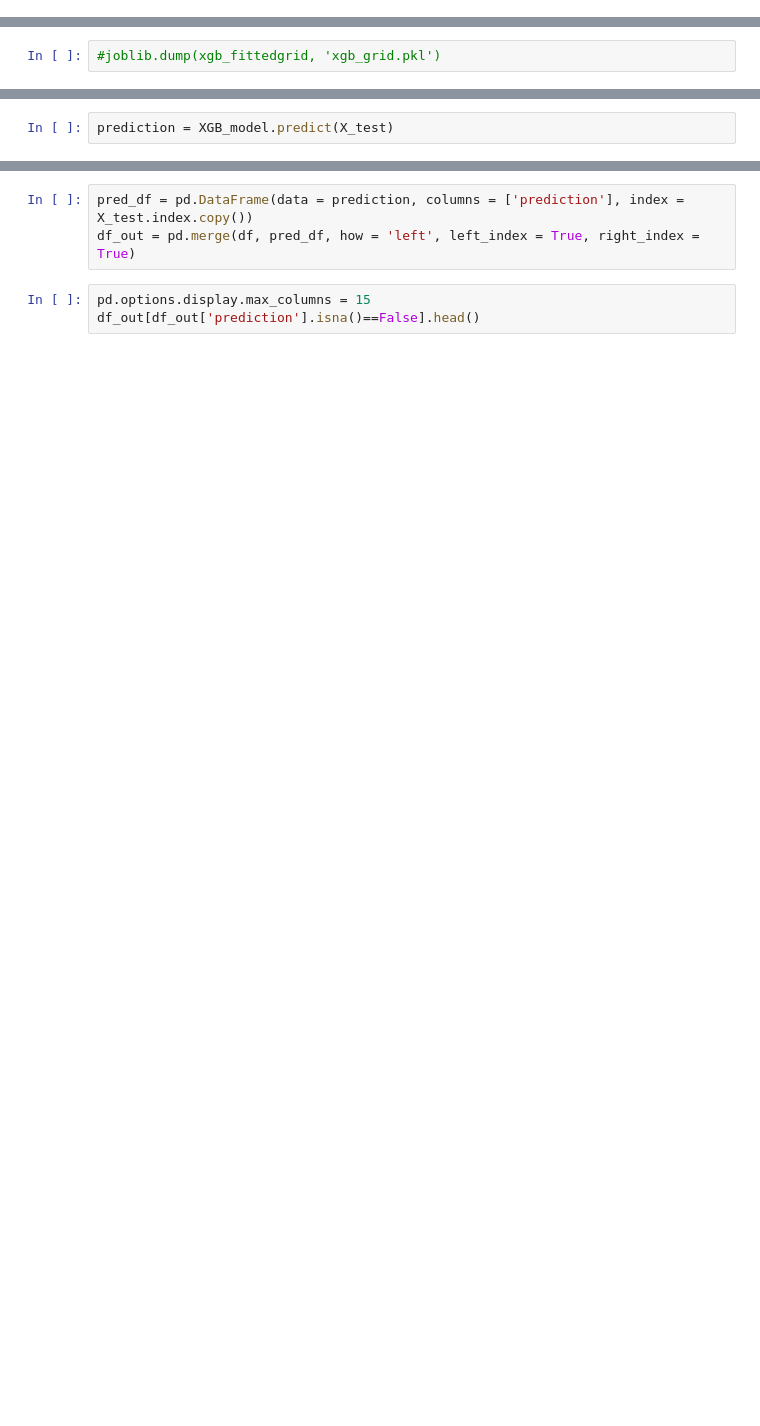
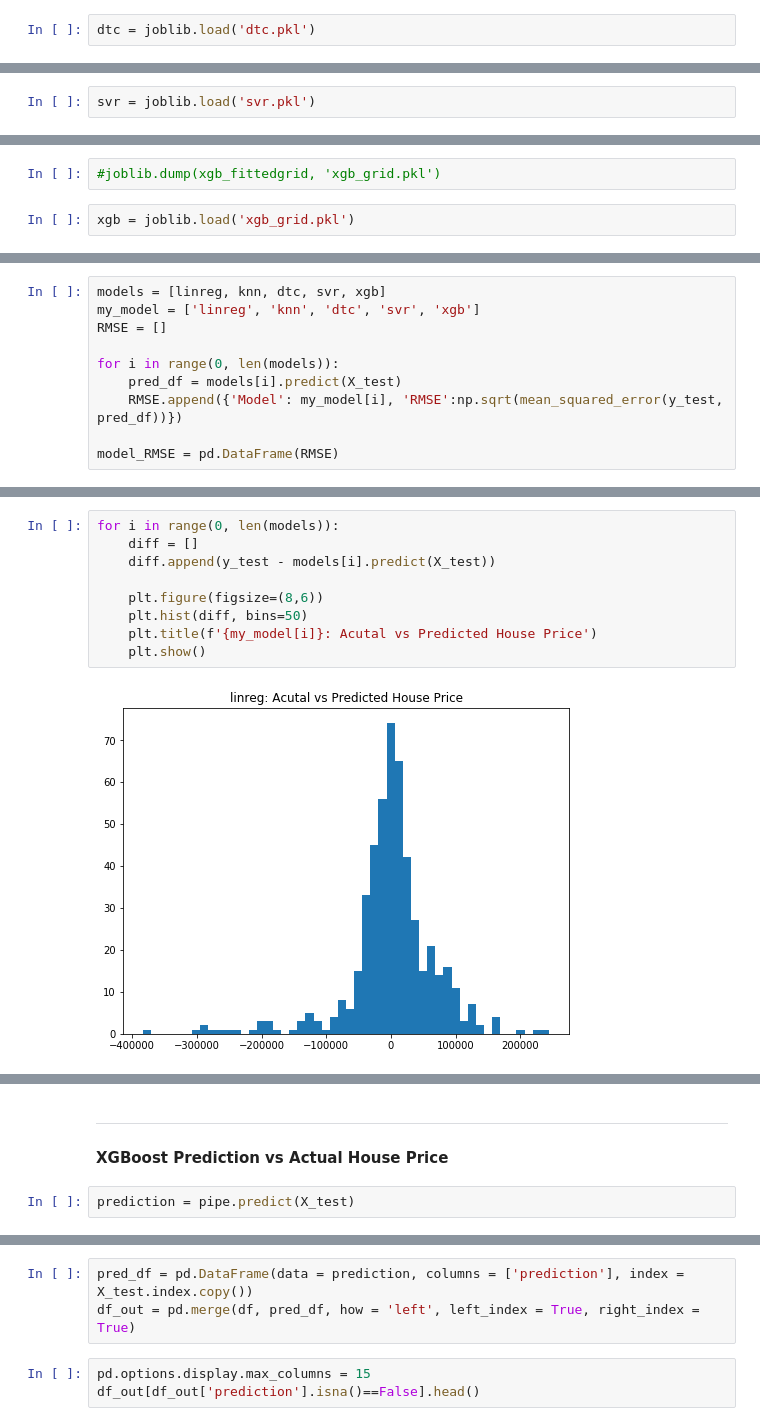
Before and after one commit to ber0-0/BrainStation-Capstone-Sale-Price-Prediction, a Jupyter notebook: Transaction.ipynb, the cells around one changed output, grey strips where cells are left out. Cells and saved outputs as stored; diff of their text form; blank space fills up the shorter version.

Commit message:
model comparison

```diff
--- a/Transaction.ipynb
+++ b/Transaction.ipynb
@@ -532,2 +547,4 @@ dtc_fittedgrid.score(X_test, y_test)
 # %%
 #joblib.dump(dtc_fittedgrid, 'dtc.pkl')
+# %%
+dtc = joblib.load('dtc.pkl')
@@ -567,2 +604,4 @@ from sklearn.svm import SVR
 # %%
 #joblib.dump(svr_fittedgrid, 'svr.pkl')
+# %%
+svr = joblib.load('svr.pkl')
@@ -620,2 +676,4 @@ XG Boost score: 0.8599138312412656
 # %%
 #joblib.dump(xgb_fittedgrid, 'xgb_grid.pkl')
+# %%
+xgb = joblib.load('xgb_grid.pkl')
@@ -629,0 +717,10 @@ XGB_model.score(X_test, y_test)
+# %%
+models = [linreg, knn, dtc, svr, xgb]
+my_model = ['linreg', 'knn', 'dtc', 'svr', 'xgb']
+RMSE = []
+
+for i in range(0, len(models)):
+    pred_df = models[i].predict(X_test)
+    RMSE.append({'Model': my_model[i], 'RMSE':np.sqrt(mean_squared_error(y_test, pred_df))})
+
+model_RMSE = pd.DataFrame(RMSE)
@@ -629,0 +736,11 @@ XGB_model.score(X_test, y_test)
+# %%
+for i in range(0, len(models)):
+    diff = []
+    diff.append(y_test - models[i].predict(X_test))
+
+    plt.figure(figsize=(8,6))
+    plt.hist(diff, bins=50)
+    plt.title(f'{my_model[i]}: Acutal vs Predicted House Price')
+    plt.show()
+# %% [output]
+[figure, added]
@@ -630,2 +751,5 @@ XGB_model.score(X_test, y_test)
+# %% [markdown]
+---
+#### XGBoost Prediction vs Actual House Price
 # %%
-prediction = XGB_model.predict(X_test)
+prediction = pipe.predict(X_test)
```
Also changed, not shown: parts of 51 cells of this notebook.
